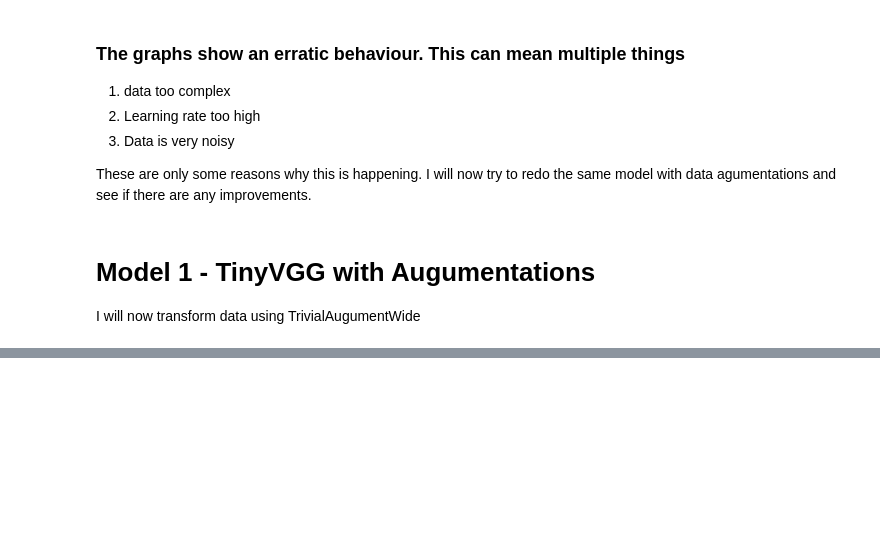
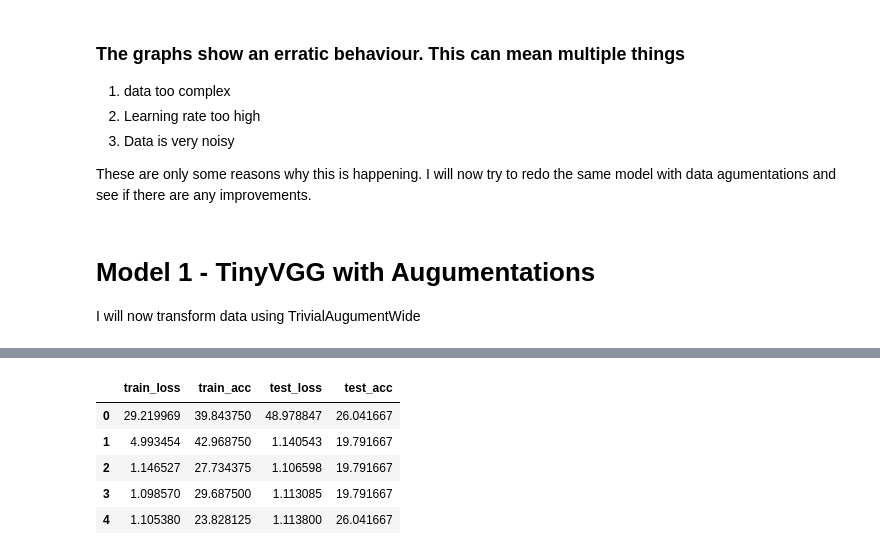
Before and after one commit to pusapatiakhilraju/Pytorch-Food101-CustomDataSet-Classification, a Jupyter notebook: Food101-Classification.ipynb, the cells around one changed output, grey strips where cells are left out. Saved outputs shown, nothing was run; the diff lists cells and outputs as text; code cells hidden in the pictures; blank space fills up the shorter version.

```diff
--- a/Food101-Classification.ipynb
+++ b/Food101-Classification.ipynb
@@ -625,0 +778,9 @@ test_dataloader_trivial_augument = DataLoader(dataset=test_data_trivial_augument
+# %%
+df_model_1_results
+# %% [output]
+|  | train_loss | train_acc | test_loss | test_acc |
+| 0 | 29.219969 | 39.843750 | 48.978847 | 26.041667 |
+| 1 | 4.993454 | 42.968750 | 1.140543 | 19.791667 |
+| 2 | 1.146527 | 27.734375 | 1.106598 | 19.791667 |
+| 3 | 1.098570 | 29.687500 | 1.113085 | 19.791667 |
+| 4 | 1.105380 | 23.828125 | 1.113800 | 26.041667 |
```
Also changed, not shown: parts of 28 cells of this notebook, 1 other file.
